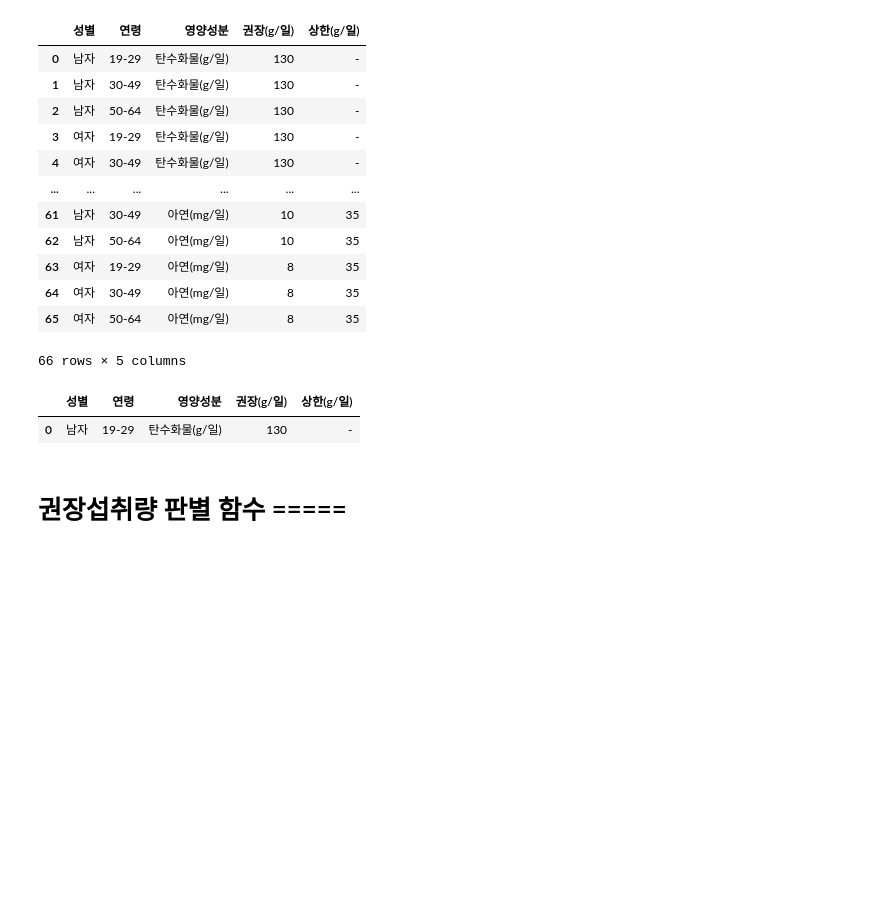
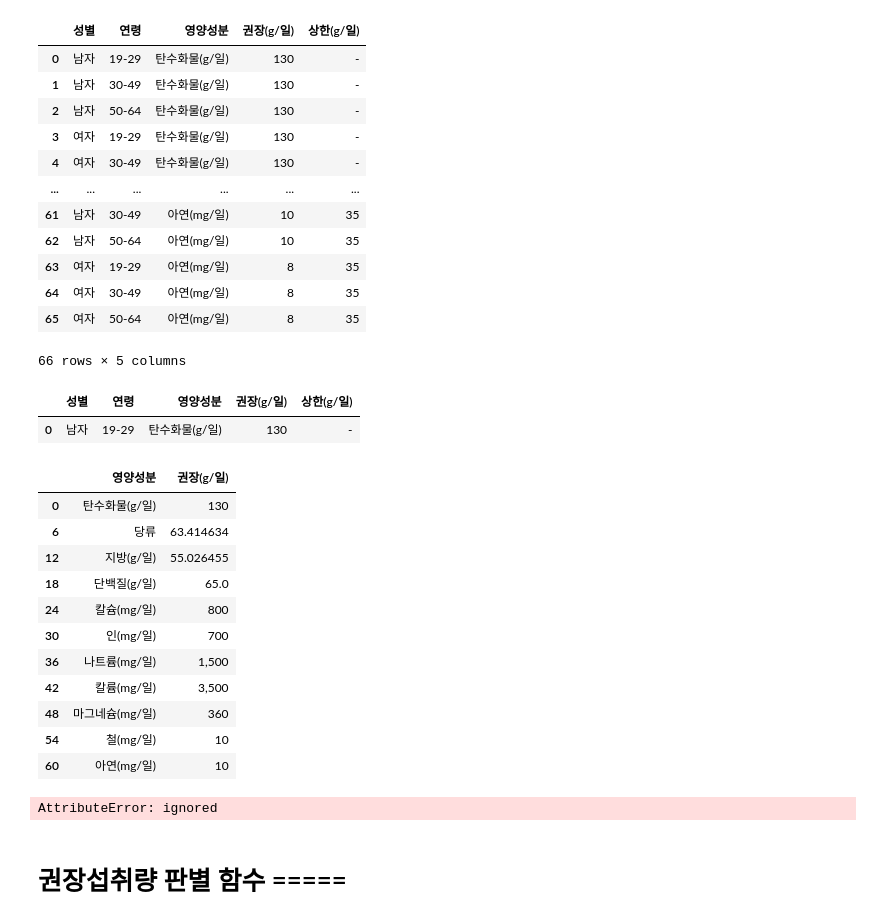
Before and after one commit to rlarkdtks312/nutrition_4_team, a Jupyter notebook: 남진영/[3rd]code.ipynb, the cells around one changed output. Saved outputs shown, nothing was run; the diff lists cells and outputs as text; code cells hidden in the pictures; blank space fills up the shorter version.

```diff
--- a/남진영/[3rd]code.ipynb
+++ b/남진영/[3rd]code.ipynb
@@ -155,7 +187,7 @@ result['나트륨(mg)']
 # %% [markdown]
 # 가공정보 추출 함수 =====
 # %%
-DATA2 = pd.read_excel('/content/drive/MyDrive/영양4조/[최종]영양권장량.xlsx')
+DATA2 = pd.read_excel('/content/drive/MyDrive/영양4조/남진영/[최종]영양권장량.xlsx')
 DATA2
 # %% [output]
 |  | 성별 | 연령 | 영양성분 | 권장(g/일) | 상한(g/일) |
@@ -176,3 +208,19 @@ DATA2[(DATA2['성별'] =='남자') & (DATA2['연령']=='19-29') & (DATA2['영양
 # %% [output]
 |  | 성별 | 연령 | 영양성분 | 권장(g/일) | 상한(g/일) |
 | 0 | 남자 | 19-29 | 탄수화물(g/일) | 130 | - |
+# %%
+a = DATA2[(DATA2['성별'] == '남자') & (DATA2['연령']=='19-29')]
+a[['영양성분','권장(g/일)']]
+# %% [output]
+|  | 영양성분 | 권장(g/일) |
+| 0 | 탄수화물(g/일) | 130 |
+| 6 | 당류 | 63.414634 |
+| 12 | 지방(g/일) | 55.026455 |
+| 18 | 단백질(g/일) | 65.0 |
+| 24 | 칼슘(mg/일) | 800 |
+| 30 | 인(mg/일) | 700 |
+| 36 | 나트륨(mg/일) | 1,500 |
+| 42 | 칼륨(mg/일) | 3,500 |
+| 48 | 마그네슘(mg/일) | 360 |
+| 54 | 철(mg/일) | 10 |
+| 60 | 아연(mg/일) | 10 |
@@ -178,0 +231,46 @@ DATA2[(DATA2['성별'] =='남자') & (DATA2['연령']=='19-29') & (DATA2['영양
+# %%
+if gender == '남자':
+    if ages < 19:
+        print('마니먹어..')
+    elif ages < 30:
+        a = DATA2[(DATA2['성별'] == '남자') & (DATA2['연령']=='19-29')]
+        for aug in Nutrition['성분']:
+            if result[aug].value() >= a[a['영양성분']==aug]['권장(g/일)'].value():
+                print(aug, '경고')
+        print('남자 20대')
+    elif ages < 40:
+        DATA2[(DATA2['성별'] == '남자') & (DATA2['연령']=='30-49')]
+        print('남자 30대')
+    elif ages < 50:
+        DATA2[(DATA2['성별'] == '남자') & (DATA2['연령']=='30-49')]
+        print('남자 40대')
+    elif ages < 60:
+        DATA2[(DATA2['성별'] == '남자') & (DATA2['연령']=='50-64')]
+        print('남자 50대')
+    elif ages < 65:
+        DATA2[(DATA2['성별'] == '남자') & (DATA2['연령']=='50-64')]
+        print('남자 60~64')
+    else:
+        print('해당 정보가 없습니다')
+elif gender == '여자':
+    if ages < 19:
+        print('마니먹어..')
+    elif ages < 30:
+        DATA2[(DATA2['성별'] == '여자') & (DATA2['연령']=='19-29')]
+        print('여자 20대')
+    elif ages < 40:
+        DATA2[(DATA2['성별'] == '여자') & (DATA2['연령']=='30-49')]
+        print('여자 30대')
+    elif ages < 50:
+        DATA2[(DATA2['성별'] == '여자') & (DATA2['연령']=='30-49')]
+        print('여자 40대')
+    elif ages < 60:
+        DATA2[(DATA2['성별'] == '여자') & (DATA2['연령']=='50-64')]
+        print('여자 50대')
+    elif ages < 65:
+        DATA2[(DATA2['성별'] == '여자') & (DATA2['연령']=='50-64')]
+        print('여자 60~64')
+    else:
+        print('해당 정보가 없습니다')
+# %% [output]
+AttributeError: ignored
```
Also changed, not shown: parts of 34 cells of this notebook.
